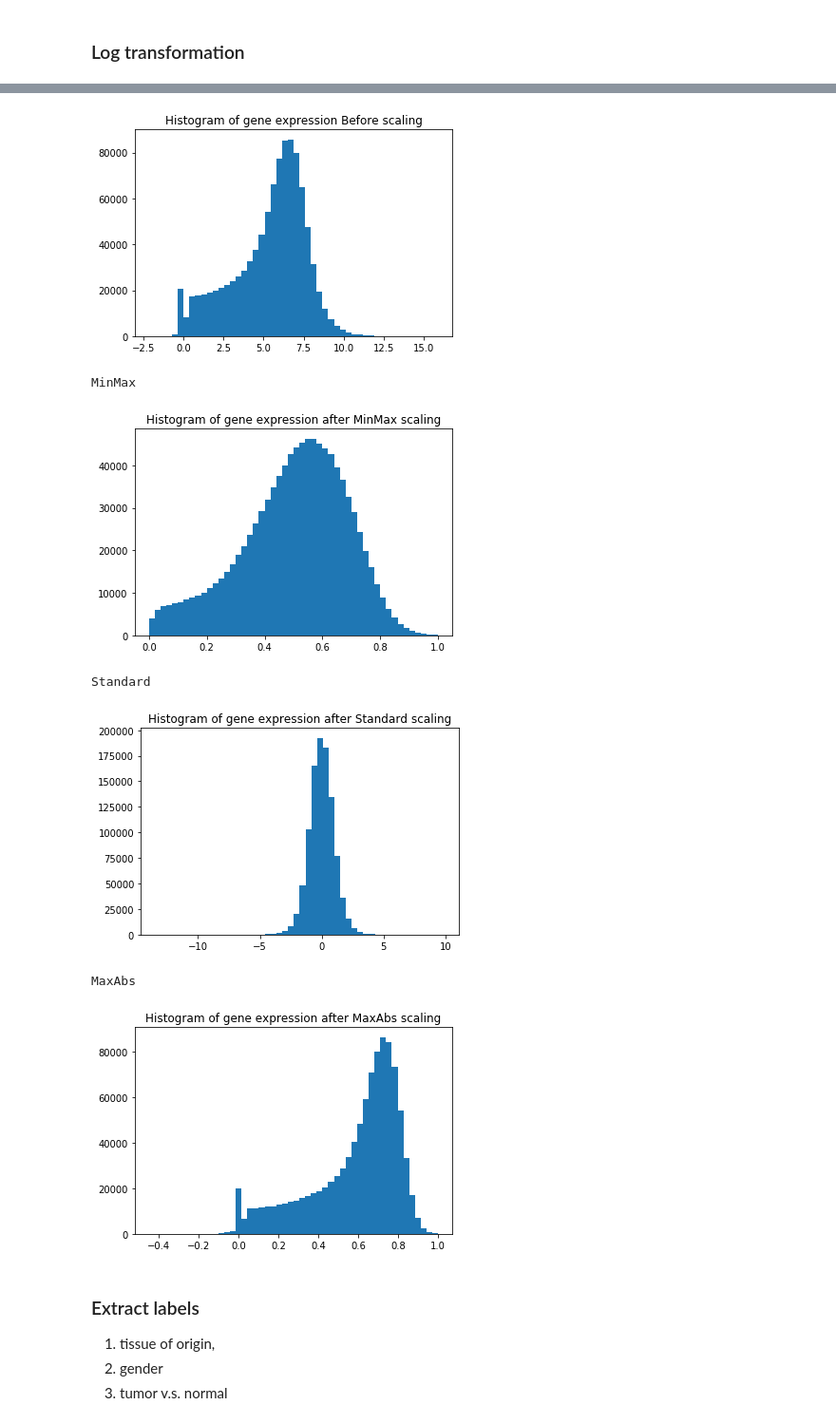
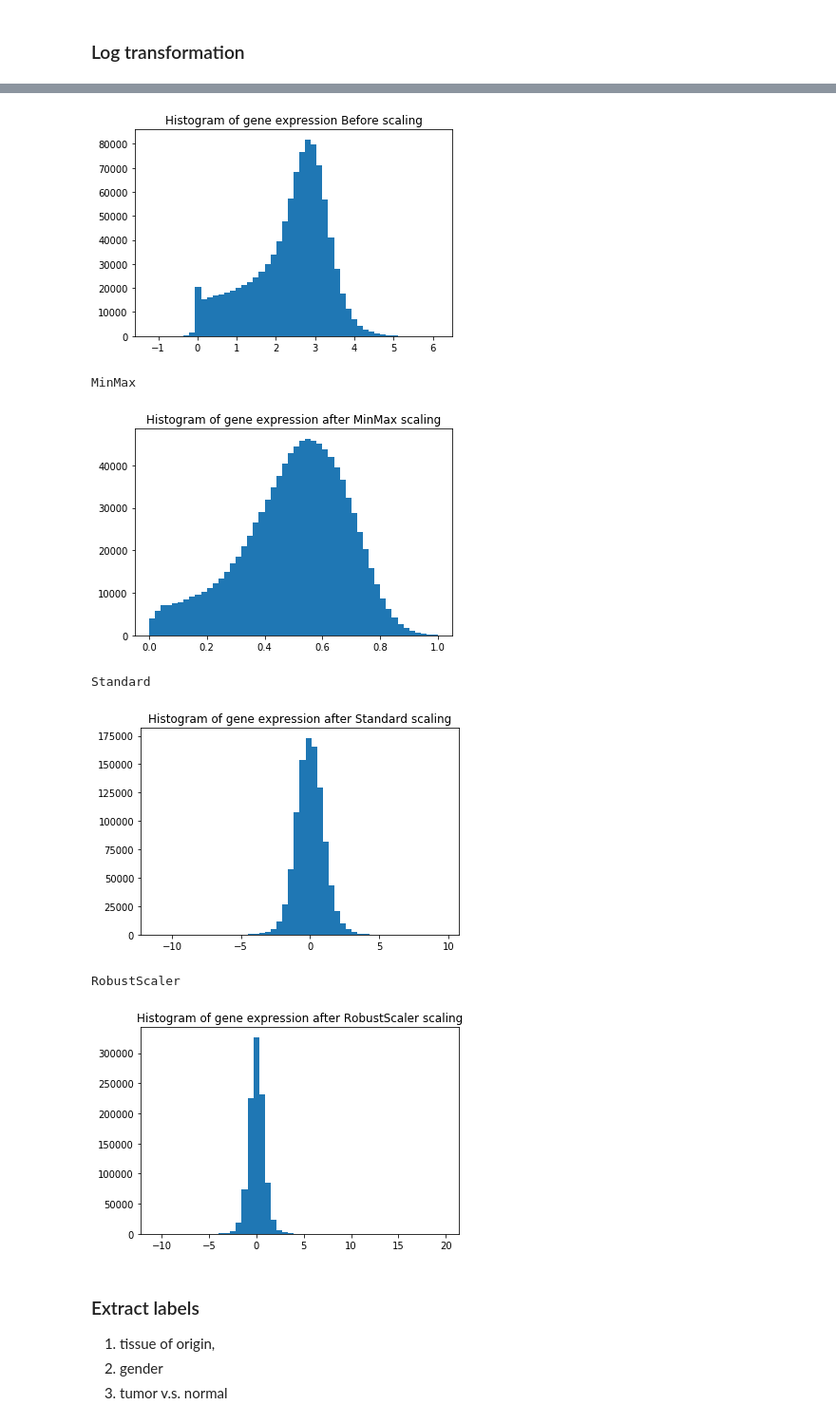
Before and after one commit to jvivian/DeepTCGA, a Jupyter notebook: Preprocessing.ipynb, the cells around one changed output, grey strips where cells are left out. Shown at 95% size. Cells and saved outputs as stored; diff of their text form; code cells hidden in the pictures.

Commit message:
read/write as hdf instead of csv, log10 instead of natural log, more sane preprocessing instructions

```diff
--- a/Preprocessing.ipynb
+++ b/Preprocessing.ipynb
@@ -77,2 +69,5 @@ log_df = df.applymap(lambda x:np.log(x+1))
+# %%
+log_df = np.log10(transposed_df.dropna(axis=1) + 1)
+log_df.index.name="sample_id"
 # %%
 sample = np.random.choice(log_df.as_matrix().flatten(), size=1000000)
@@ -93,27 +88,27 @@ def histogram_plotter(X, title):
     plt.title(title)
     plt.show()
 # %%
-df = pd.read_csv("./data/mRNA_lognorm.csv", index_col="sample_id")
+df = pd.read_hdf("./data/mRNA_lognorm.hdf", index_col="sample_id")
 # %%
 scaler_dict = {"MinMax": MinMaxScaler(),
                "Standard": StandardScaler(),
-               "MaxAbs": MaxAbsScaler()}
+               "RobustScaler": RobustScaler()}
 
 histogram_plotter(df, "Histogram of gene expression Before scaling")
 
 for scaler_name, scaler in scaler_dict.items():
     print(scaler_name)
     X_scaled = pd.DataFrame(scaler.fit_transform(df), index=df.index, columns=df.columns)
     histogram_plotter(X_scaled, "Histogram of gene expression after {0} scaling".format(scaler_name))
-    # X_scaled.to_csv("./data/mRNA_lognorm_{0}Scaled.csv".format(scaler_name))
+    X_scaled.to_hdf("./data/mRNA_lognorm_{0}Scaled.hdf".format(scaler_name), scaler_name)
 # %% [output]
-[figure, old version]
+[figure, new version]
 MinMax
 [figure]
 Standard
-[figure, old version]
+[figure, new version]
-MaxAbs
+RobustScaler
-[figure, old version]
+[figure, new version]
 # %% [markdown]
 ### Extract labels
 1. tissue of origin,
```
Also changed, not shown: parts of 20 cells of this notebook.
